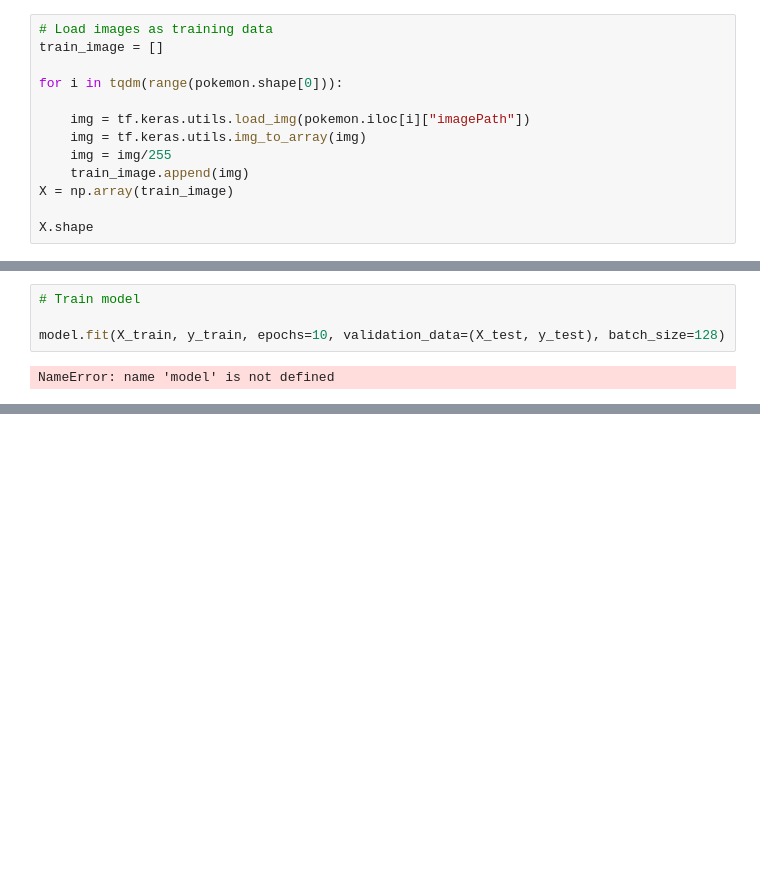
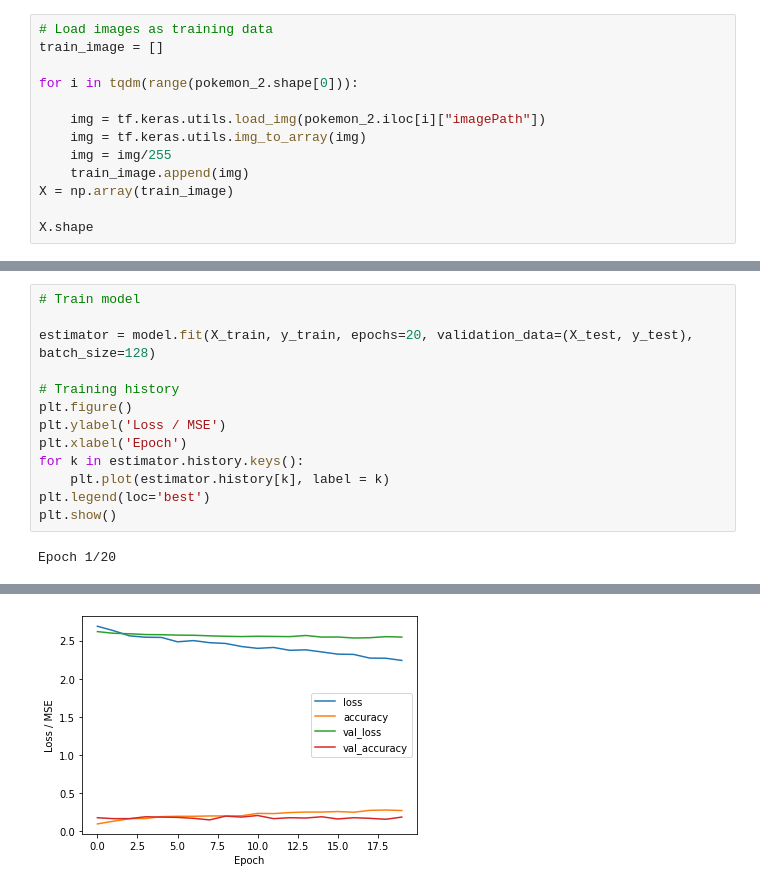
Before and after one commit to iterative/example-pokemon-classifier, a Jupyter notebook: notebooks/pokemon_classifier.ipynb, the cells around one changed output, grey strips where cells are left out. Saved outputs shown, nothing was run; the diff lists cells and outputs as text; blank space fills up the shorter version.

```diff
--- a/notebooks/pokemon_classifier.ipynb
+++ b/notebooks/pokemon_classifier.ipynb
@@ -110,9 +130,9 @@ pokemon.head()
 # Load images as training data
 train_image = []
 
-for i in tqdm(range(pokemon.shape[0])):
+for i in tqdm(range(pokemon_2.shape[0])):
 
-    img = tf.keras.utils.load_img(pokemon.iloc[i]["imagePath"])
+    img = tf.keras.utils.load_img(pokemon_2.iloc[i]["imagePath"])
     img = tf.keras.utils.img_to_array(img)
     img = img/255
     train_image.append(img)
@@ -166,6 +206,15 @@ NameError: name 'Sequential' is not defined
 # %%
 # Train model
 
-model.fit(X_train, y_train, epochs=10, validation_data=(X_test, y_test), batch_size=128)
+estimator = model.fit(X_train, y_train, epochs=20, validation_data=(X_test, y_test), batch_size=128)
+
+# Training history
+plt.figure()
+plt.ylabel('Loss / MSE')
+plt.xlabel('Epoch')
+for k in estimator.history.keys():
+    plt.plot(estimator.history[k], label = k)
+plt.legend(loc='best')
+plt.show()
 # %% [output]
-NameError: name 'model' is not defined
+Epoch 1/20
@@ -171,0 +240 @@ NameError: name 'model' is not defined
+[figure, added]
```
Also changed, not shown: parts of 13 cells of this notebook.
